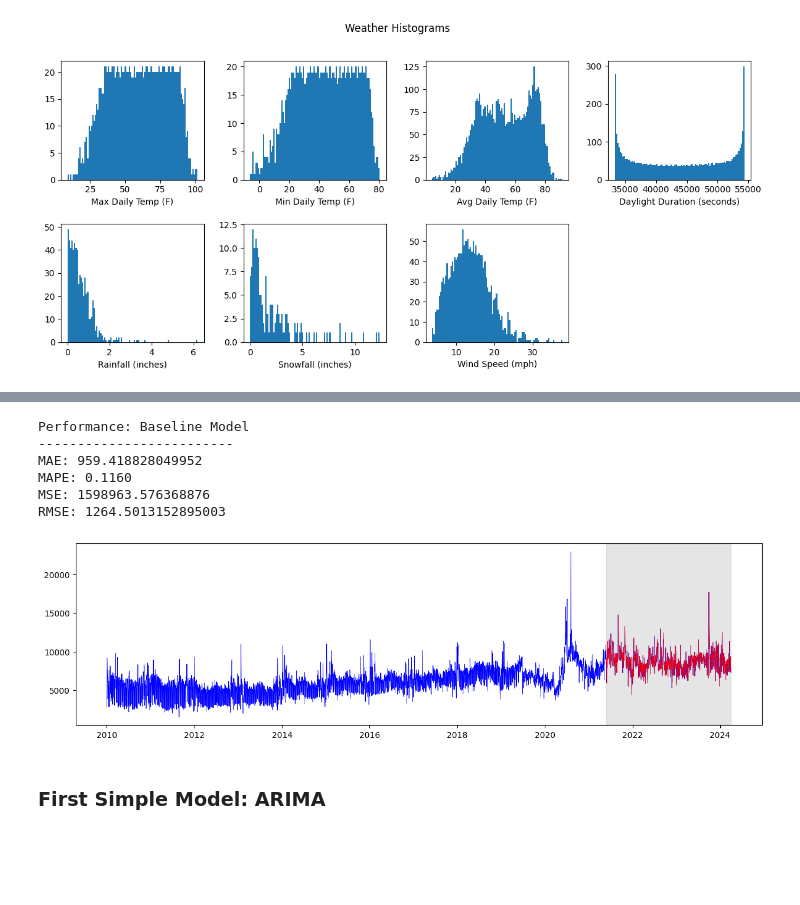
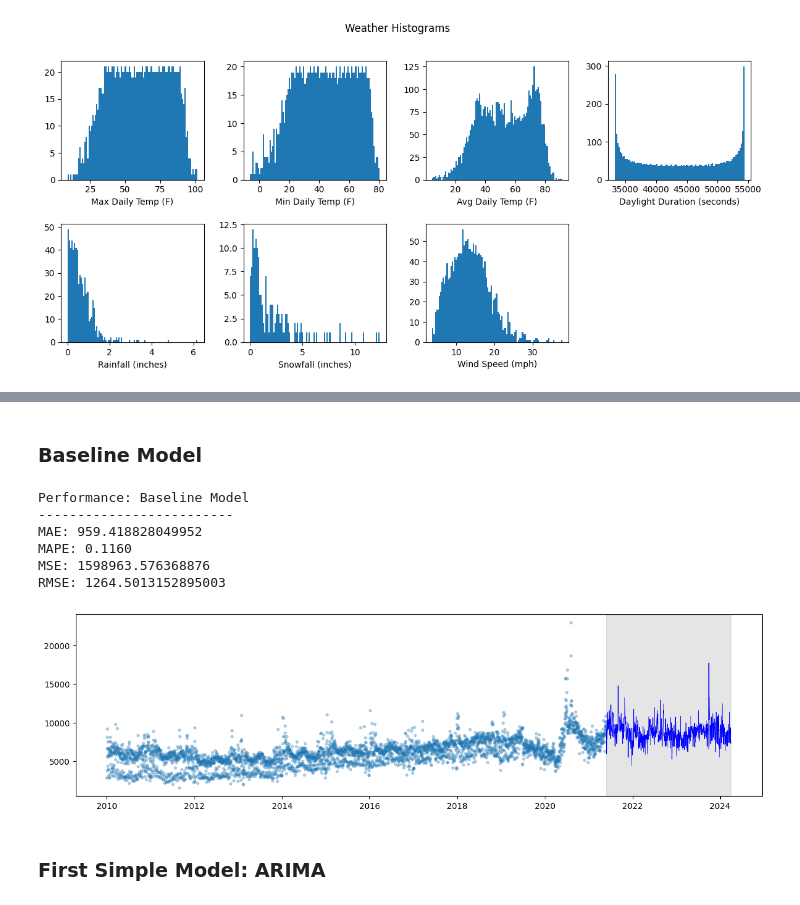
Before and after one commit to rjlatail/NYC_311_Forecasting, a Jupyter notebook: NYC_311_Forecasting_Notebook.ipynb, the cells around one changed output, grey strips where cells are left out. Saved outputs shown, nothing was run; the diff lists cells and outputs as text; code cells hidden in the pictures; blank space fills up the shorter version.

Commit message:
baseline, ARIMA 111 and SARIMAX models done, LSTM-CNN started

```diff
--- a/NYC_311_Forecasting_Notebook.ipynb
+++ b/NYC_311_Forecasting_Notebook.ipynb
@@ -435,5 +417,5 @@ complaint_dict = {
     'building drinking water tank': 'Buildings',
 }
 # %%
-df_311['Type'] = df_311['Type'].map(complaint_dict).fillna('Other')
+df_311_calls['Type'] = df_311_calls['Type'].map(complaint_dict).fillna('Other')
 # %% [markdown]
@@ -441,6 +423,6 @@ df_311['Type'] = df_311['Type'].map(complaint_dict).fillna('Other')
 # %%
 # Clean Borough values for charting
-df_311['Borough'] = df_311['Borough'].str.title()
+df_311_calls['Borough'] = df_311_calls['Borough'].str.title()
 # %%
 # Visualize call data
 fig, ((ax1, ax2), (ax3, ax4)) = plt.subplots(2, 2, figsize = (12,8))
@@ -520,2 +613,36 @@ baseline_test_df = df_311_pivot[split_point:]   # About 20%
+# %%
+# Interpolate NYC population using US Census estimates
+population_data = {
+    'date': pd.to_datetime(['2010-01-01', '2010-07-01', '2011-07-01', '2012-07-01', '2013-07-01', '2014-07-01',
+                            '2015-07-01', '2016-07-01', '2017-07-01', '2018-07-01', '2019-07-01',
+                            '2020-04-01', '2020-07-01', '2021-07-01', '2022-07-01', '2023-07-01', '2024-03-31']),
+    'population': [8175133, 8190209, 8251281, 8312676, 8374527, 8436839, 8499614, 8562857, 8626570, 8690757, 8755421, 8804199, 8740292, 8462216, 8335798, 8258035, 8200257]
+}
+
+# Create DataFrame
+population_df = pd.DataFrame(population_data)
+
+# Set the date as index
+population_df.set_index('date', inplace=True)
+
+# Generate a date range from 2010-01-01 to 2024-03-31
+date_range = pd.date_range(start='2010-01-01', end='2024-03-31', freq='D')
+
+# Reindex the population data to the full date range, using interpolation to fill in the gaps
+population_daily_df = population_df.reindex(date_range)
+population_daily_df['population'] = population_daily_df['population'].interpolate(method='linear')
+
+# Scale population numbers
+population_daily_df['population'] = MinMaxScaler().fit_transform(population_daily_df['population'].values.reshape(-1, 1))
+
+time_series = pd.concat([time_series, population_daily_df], axis=1)
+time_series = time_series.asfreq('D')
+# %%
+# Create training and testing data sets with a train-test split
+split_point = int(len(time_series) * 0.8)
+train_df = time_series.iloc[:split_point]
+test_df = time_series[split_point:]
+# %% [markdown]
+### Baseline Model
 # %%
 # Implement ARIMA(0, 1, 0) model (Baseline comparison)
@@ -548,13 +675,13 @@ MSE: 1598963.576368876
 RMSE: 1264.5013152895003
 # %%
 fig, ax = plt.subplots(figsize = (15,4))
-ax.plot(baseline_train_df['Count'], 'b-', label='Historic', linewidth=0.5)
-ax.plot(baseline_test_df['Count'], 'b-', label='Actual', linewidth=0.5)
-ax.plot(baseline_test_df['Pred_Baseline'], 'r--', label='Prediction: 1-day shift', linewidth=0.5)
+ax.scatter(x=train_df['Count'].index, y=train_df['Count'], marker='.', alpha=.3)
+# need to map predictions here
+ax.plot(test_df['Count'], 'b-', label='Actual', linewidth=0.5)
 ax.axvspan(pd.Timestamp('2021-05-26'),pd.Timestamp('2024-03-31'), color='#808080', alpha=0.2)
 plt.show()
 # %% [output]
-[figure, old version]
+[figure, new version]
 # %% [markdown]
 ### First Simple Model: ARIMA
 # %% [markdown]
```
Also changed, not shown: parts of 83 cells of this notebook.
